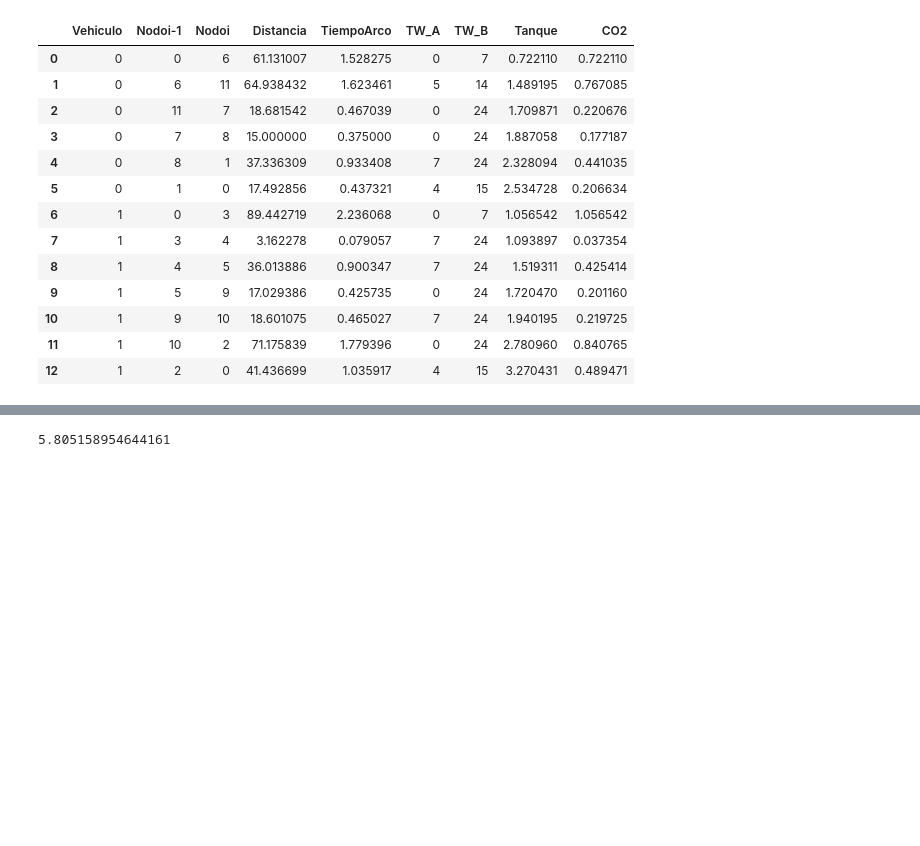
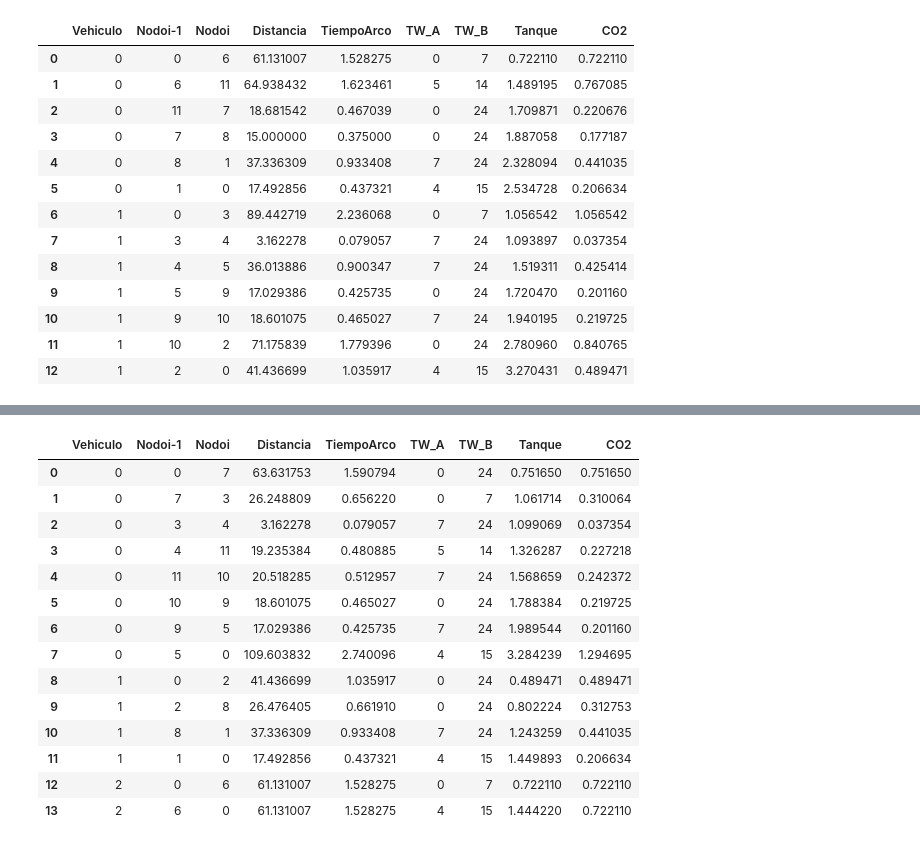
Before and after one commit to JoseLuisBarba/vegsa, a Jupyter notebook: main2.ipynb, the cells around one changed output, grey strips where cells are left out. Cells and saved outputs as stored; diff of their text form; code cells hidden in the pictures; blank space fills up the shorter version.

```diff
--- a/main2.ipynb
+++ b/main2.ipynb
@@ -38,4 +105,18 @@ df
 # %%
-df['CO2'].sum()
+df
 # %% [output]
-5.805158954644161
+|  | Vehiculo | Nodoi-1 | Nodoi | Distancia | TiempoArco | TW_A | TW_B | Tanque | CO2 |
+| 0 | 0 | 0 | 7 | 63.631753 | 1.590794 | 0 | 24 | 0.751650 | 0.751650 |
+| 1 | 0 | 7 | 3 | 26.248809 | 0.656220 | 0 | 7 | 1.061714 | 0.310064 |
+| 2 | 0 | 3 | 4 | 3.162278 | 0.079057 | 7 | 24 | 1.099069 | 0.037354 |
+| 3 | 0 | 4 | 11 | 19.235384 | 0.480885 | 5 | 14 | 1.326287 | 0.227218 |
+| 4 | 0 | 11 | 10 | 20.518285 | 0.512957 | 7 | 24 | 1.568659 | 0.242372 |
+| 5 | 0 | 10 | 9 | 18.601075 | 0.465027 | 0 | 24 | 1.788384 | 0.219725 |
+| 6 | 0 | 9 | 5 | 17.029386 | 0.425735 | 7 | 24 | 1.989544 | 0.201160 |
+| 7 | 0 | 5 | 0 | 109.603832 | 2.740096 | 4 | 15 | 3.284239 | 1.294695 |
+| 8 | 1 | 0 | 2 | 41.436699 | 1.035917 | 0 | 24 | 0.489471 | 0.489471 |
+| 9 | 1 | 2 | 8 | 26.476405 | 0.661910 | 0 | 24 | 0.802224 | 0.312753 |
+| 10 | 1 | 8 | 1 | 37.336309 | 0.933408 | 7 | 24 | 1.243259 | 0.441035 |
+| 11 | 1 | 1 | 0 | 17.492856 | 0.437321 | 4 | 15 | 1.449893 | 0.206634 |
+| 12 | 2 | 0 | 6 | 61.131007 | 1.528275 | 0 | 7 | 0.722110 | 0.722110 |
+| 13 | 2 | 6 | 0 | 61.131007 | 1.528275 | 4 | 15 | 1.444220 | 0.722110 |
```
Also changed, not shown: parts of 25 cells of this notebook, 2 other files.
